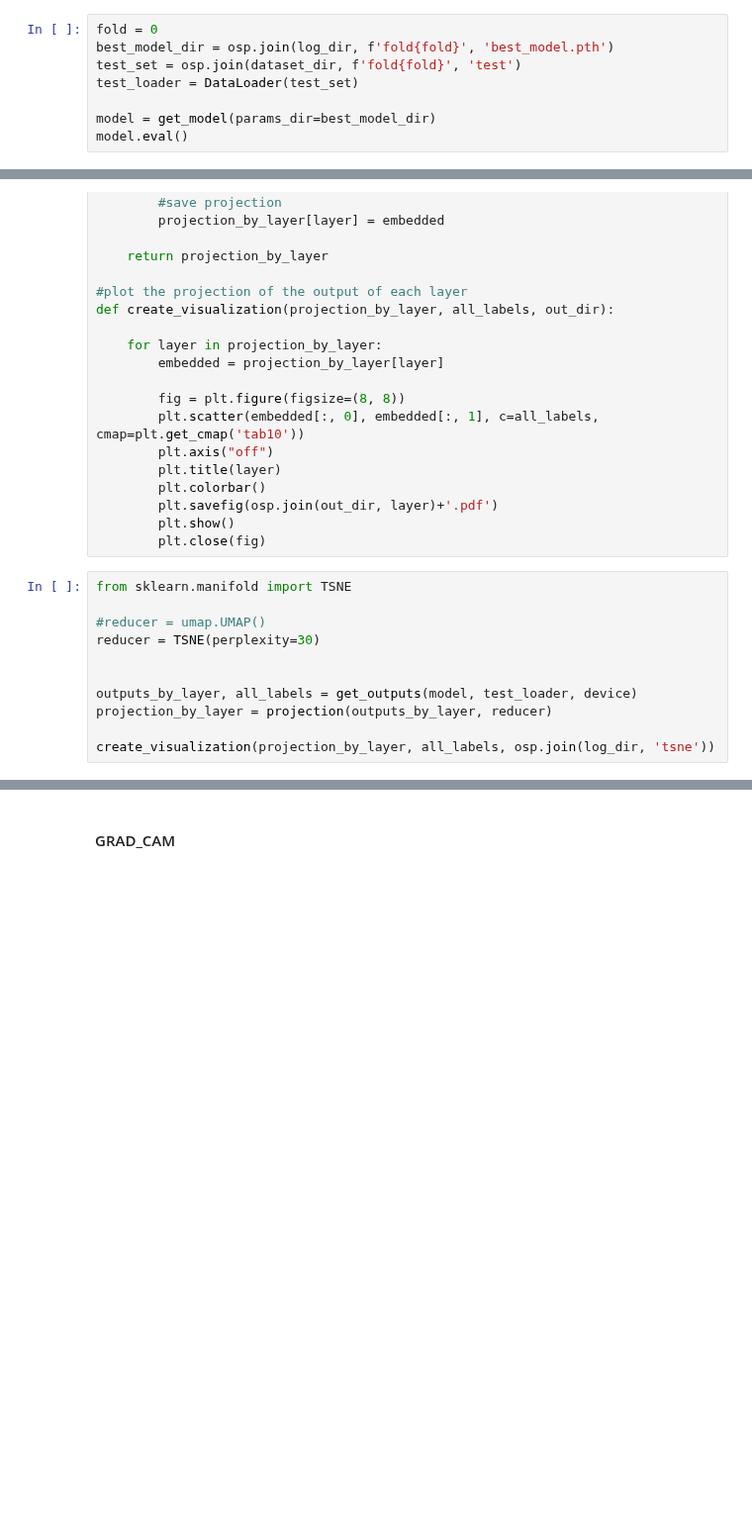
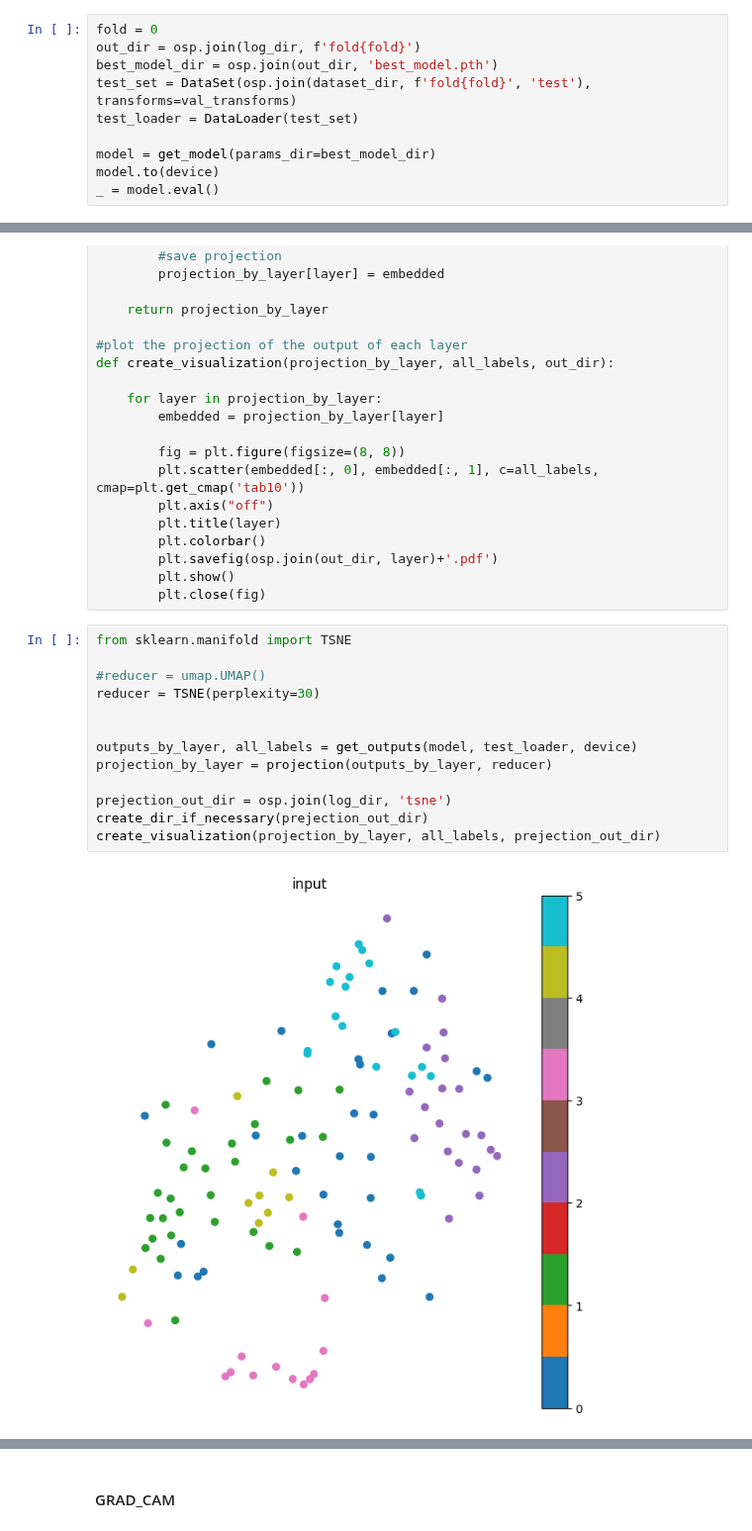
Before and after one commit to ChrisKonishi/mo434, a Jupyter notebook: project/cnn_classification.ipynb, the cells around one changed output, grey strips where cells are left out. Shown at 99% size. Drawn from its saved outputs; the diff is of its cells as text; blank space fills up the shorter version.

Commit message:
tsne

```diff
--- a/project/cnn_classification.ipynb
+++ b/project/cnn_classification.ipynb
@@ -566,12 +541,14 @@ Mean kappa: f0.8989. Std kappa: f0.0302
 #### Projections
 # %%
 fold = 0
-best_model_dir = osp.join(log_dir, f'fold{fold}', 'best_model.pth')
-test_set = osp.join(dataset_dir, f'fold{fold}', 'test')
+out_dir = osp.join(log_dir, f'fold{fold}')
+best_model_dir = osp.join(out_dir, 'best_model.pth')
+test_set = DataSet(osp.join(dataset_dir, f'fold{fold}', 'test'), transforms=val_transforms)
 test_loader = DataLoader(test_set)
 
 model = get_model(params_dir=best_model_dir)
-model.eval()
+model.to(device)
+_ = model.eval()
 # %%
 from collections import OrderedDict
 import numpy as np
@@ -633,11 +610,15 @@ def create_visualization(projection_by_layer, all_labels, out_dir):
 # %%
 from sklearn.manifold import TSNE
 
 #reducer = umap.UMAP()
 reducer = TSNE(perplexity=30)
 
 
 outputs_by_layer, all_labels = get_outputs(model, test_loader, device)
 projection_by_layer = projection(outputs_by_layer, reducer)
 
-create_visualization(projection_by_layer, all_labels, osp.join(log_dir, 'tsne'))
+prejection_out_dir = osp.join(log_dir, 'tsne')
+create_dir_if_necessary(prejection_out_dir)
+create_visualization(projection_by_layer, all_labels, prejection_out_dir)
+# %% [output]
+[figure, added]
```
Also changed, not shown: parts of 5 cells of this notebook.
